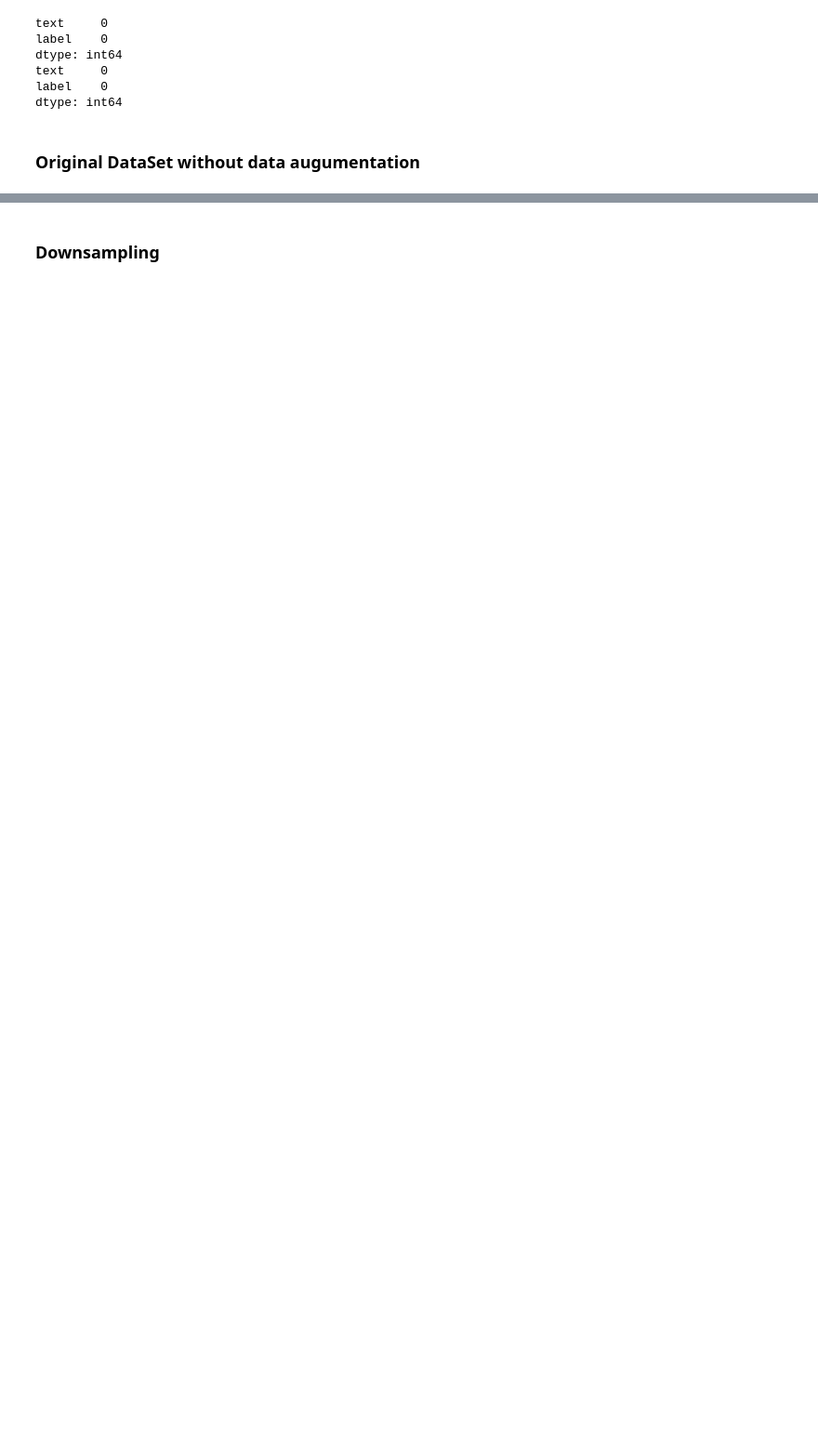
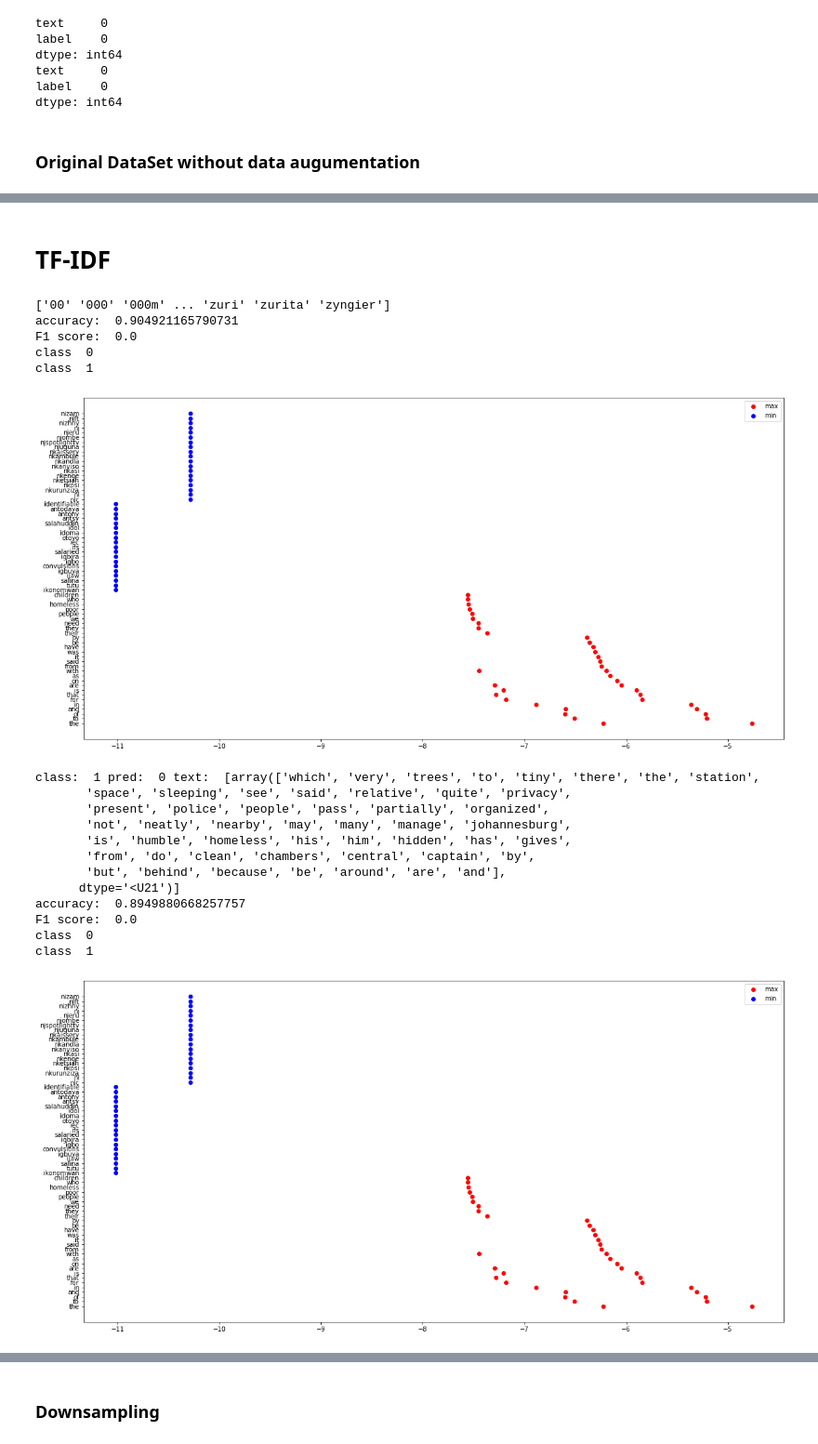
Before and after one commit to Falanke21/Don-t-Patronize-Me-HuggingFace-Implementation, a Jupyter notebook: test.ipynb, the cells around one changed output, grey strips where cells are left out. Shown at 93% size. Cells and saved outputs as stored; diff of their text form; code cells hidden in the pictures; blank space fills up the shorter version.

```diff
--- a/test.ipynb
+++ b/test.ipynb
@@ -167,0 +393,27 @@ Please also refer to the documentation for alternative solver options:
+# %% [markdown]
+# TF-IDF
+# %%
+from sklearn.feature_extraction.text import TfidfVectorizer
+tf = TfidfVectorizer()
+NB(X_train, y_train, X_test, y_test, X_val, y_val, tf)
+LR(X_train, y_train, X_test, y_test, X_val, y_val, tf)
+# %% [output]
+['00' '000' '000m' ... 'zuri' 'zurita' 'zyngier']
+accuracy:  0.904921165790731
+F1 score:  0.0
+class  0
+class  1
+[figure, added]
+class:  1 pred:  0 text:  [array(['which', 'very', 'trees', 'to', 'tiny', 'there', 'the', 'station',
+       'space', 'sleeping', 'see', 'said', 'relative', 'quite', 'privacy',
+       'present', 'police', 'people', 'pass', 'partially', 'organized',
+       'not', 'neatly', 'nearby', 'may', 'many', 'manage', 'johannesburg',
+       'is', 'humble', 'homeless', 'his', 'him', 'hidden', 'has', 'gives',
+       'from', 'do', 'clean', 'chambers', 'central', 'captain', 'by',
+       'but', 'behind', 'because', 'be', 'around', 'are', 'and'],
+      dtype='<U21')]
+accuracy:  0.8949880668257757
+F1 score:  0.0
+class  0
+class  1
+[figure, added]
```
Also changed, not shown: parts of 13 cells of this notebook.
